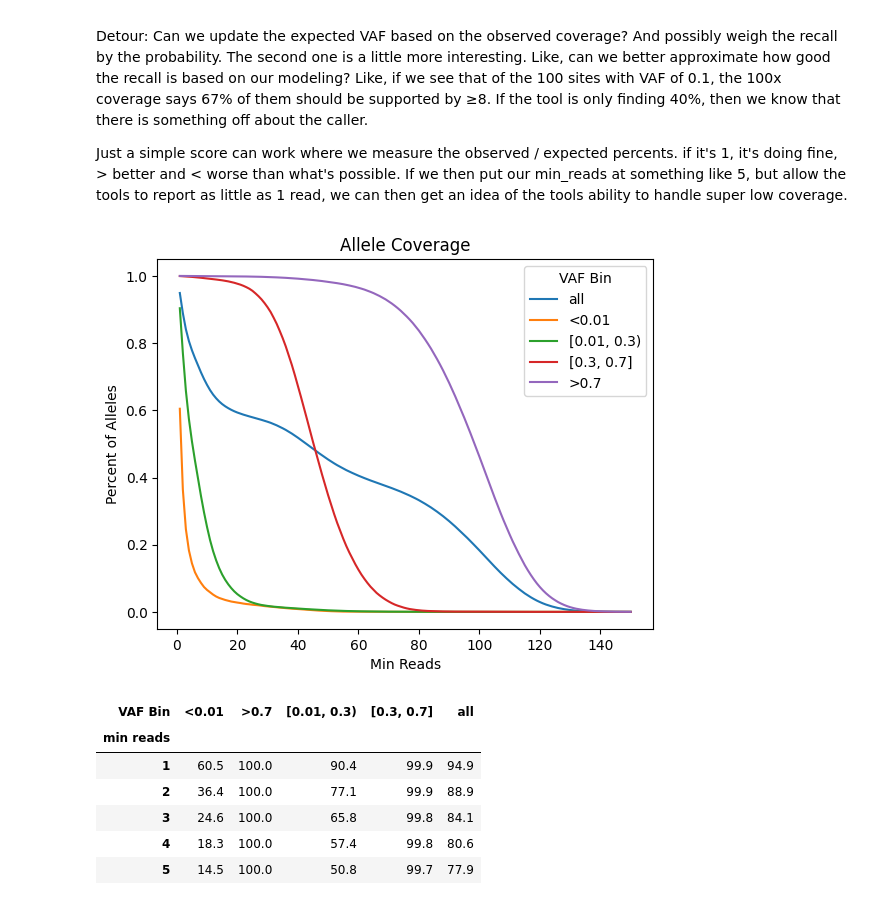
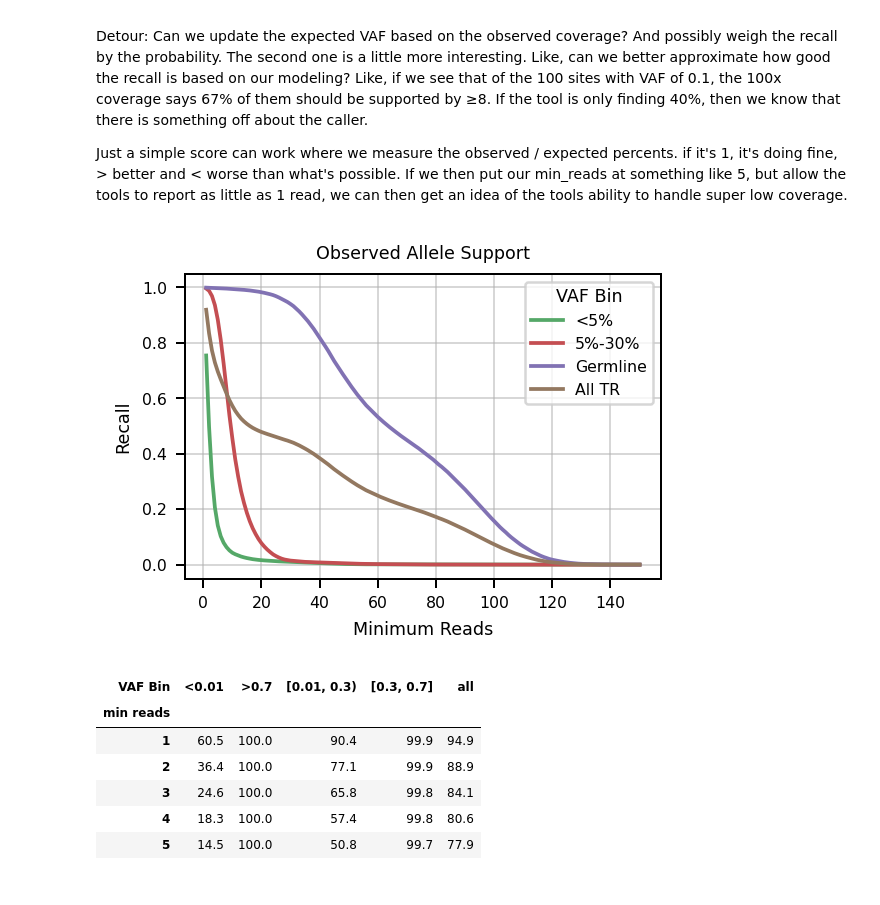
Before and after one commit to BCM-HGSC/SMaHT_MIMS, a Jupyter notebook: coverage_calculator/ModelingVAFx.ipynb, the cells around one changed output. Cells and saved outputs as stored; diff of their text form; code cells hidden in the pictures.

```diff
--- a/coverage_calculator/ModelingVAFx.ipynb
+++ b/coverage_calculator/ModelingVAFx.ipynb
@@ -22,34 +22,98 @@ import seaborn as sb
 import matplotlib.pyplot as plt
 
 full_data = pd.read_parquet("../allele_delta/data/hapmix.allele_delta.hifi.WashU.pq")
-measure = full_data[(full_data['observed_vaf'] != 0)
-           ].sample(5000, random_state=20)
+#measure = full_data[(full_data['observed_vaf'] != 0)
+#           ].sample(5000, random_state=20)
+measure = full_data
+# %%
+df = measure[measure['coverage'] != 0]
+
+# All alternate alleles ≥5bp
+j = df.set_index(['chrom', 'start', 'end'])
+# Condition 1: all non-zero expected_len are > 5
+cond1 = j[j['expected_len'] != 0]['expected_len'].abs().gt(5).groupby(['chrom', 'start', 'end']).all()
+# Condition 2: at least one non-zero expected_len
+cond2 = j['expected_len'].ne(0).groupby(['chrom', 'start', 'end']).any()
+# Combine both conditions
+keep = cond1 & cond2
+# Subset data
+df = j.loc[keep[keep].index].reset_index()
+measure = df
 # %%
-measure = full_data
 subset = measure['expected_len'].abs() >= 0
-hyper_low = measure['expected_vaf'] < 0.01
-low = measure['expected_vaf'].between(0.01, 0.30, inclusive='left')
-medium = measure['expected_vaf'].between(0.30, 0.70)
-high = measure['expected_vaf'] > 0.70
+hyper_low = measure['expected_vaf'] < 0.05
+low = measure['expected_vaf'].between(0.05, 0.30, inclusive='left')
+germ = measure['expected_vaf'].between(0.30, 1)
 
 def foo(x, min_reads, name):
     tp = (x['read_count'] >= min_reads).sum()
     total = len(x)
     fn = total - tp
     return [tp, fn, total, tp/total, min_reads, name]
 
 rows = []
-for name, df in [('all', subset), ('<0.01', hyper_low), ('[0.01, 0.3)', low), ('[0.3, 0.7]', medium), ('>0.7', high)]:
+for name, df in [('All TR', subset), ('<5%', hyper_low), ('5%-30%', low), ('Germline', germ)]:
     view = measure[subset & df]
     for cov_x in range(1, 151):
         rows.append(foo(view, cov_x, name))
 
-r = pd.DataFrame(rows, columns=['TP', 'FN', 'total', 'recall', "min reads", "VAF Bin"])
+obs_dis = pd.DataFrame(rows, columns=['TP', 'FN', 'total', 'recall', "min reads", "VAF Bin"])
 
-p = sb.lineplot(data=r, x="min reads", y="recall", hue='VAF Bin')
-_ = p.set(ylabel="Percent of Alleles", xlabel="Min Reads", title="Allele Coverage")
+# Observed Allele Support CDF
+
+palette = sb.color_palette('deep', n_colors=8)
+
+def scaled_fontsize(base_size, fig_width, reference_width=6.4, min_size=7):
+    """
+    Scales the base font size proportionally to figure width,
+    but enforces a minimum font size.
+
+    base_size: font size for reference_width (in inches)
+    fig_width: actual figure width
+    """
+    scale = fig_width / reference_width
+    return max(min_size, base_size * scale)
+
+
+fig_width = 3.25
+font_size = scaled_fontsize(base_size=12, fig_width=fig_width, min_size=7)
+
+plt.rcParams.update({
+    "font.size": font_size,
+    "axes.titlesize": font_size,
+    "axes.labelsize": font_size,
+    "xtick.labelsize": font_size * 0.9,
+    "ytick.labelsize": font_size * 0.9,
+    "legend.fontsize": font_size * 0.9,
+})
+
+fig, ax = plt.subplots(nrows=1,
+                       ncols=1,
+                       #figsize=(5 * len(files), 5),
+                       figsize=(3.25, 2.4), # For hifi.washu
+                       squeeze=False,
+                       sharex='row',
+                       sharey='row',
+                       dpi=180,
+                      )
+
+p = sb.lineplot(data=obs_dis,
+                x="min reads",
+                y="recall",
+                hue='VAF Bin',
+                hue_order=['<5%', '5%-30%', 'Germline', 'All TR'],
+                zorder=2,
+                ax = ax[0][0],
+               palette=palette[2:-2],
+               )
+_ = p.set(ylabel="Recall", xlabel="Minimum Reads",
+          title=f"Observed Allele Support",
+         )
+plt.grid(alpha=0.5)
+plt.tight_layout()
+plt.show()
 # %% [output]
-[figure, old version]
+[figure, new version]
 # %%
 view = r[r['min reads'] <= 5]
 view = view.melt(id_vars = ['min reads', 'VAF Bin'], value_vars=['recall'])
```
Also changed, not shown: parts of 8 cells of this notebook, 3 other files.
